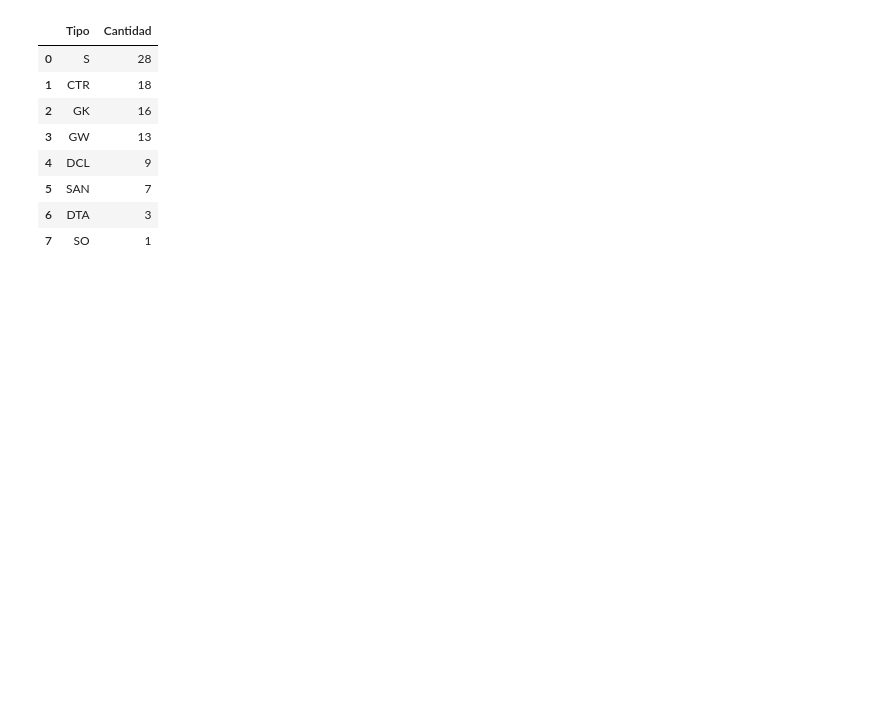
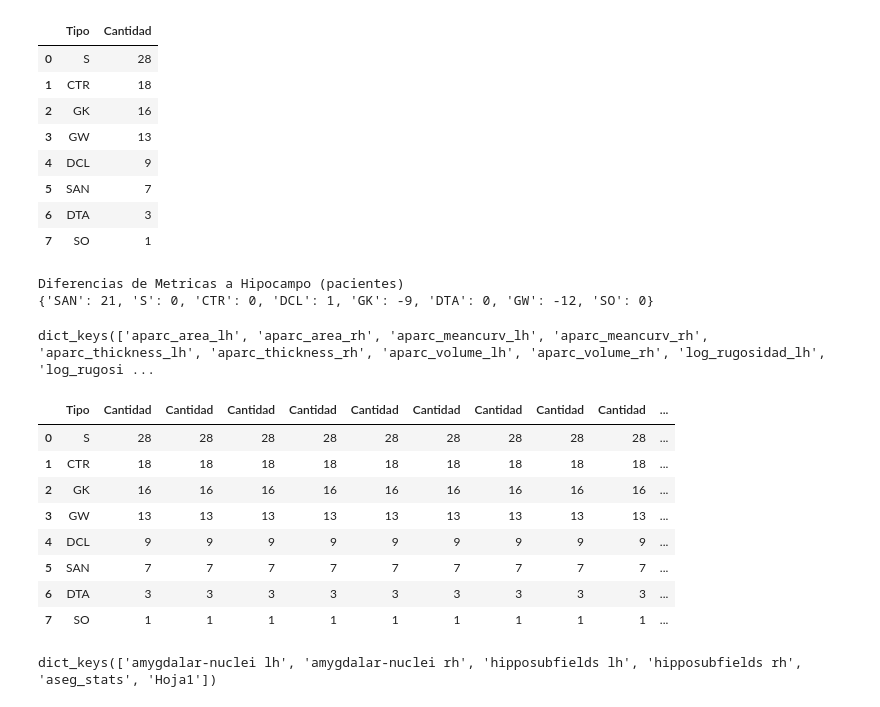
Before and after one commit to AndresMedina117/proyecto_neuroco, a Jupyter notebook: inicio.ipynb, the cells around one changed output. Drawn from its saved outputs; the diff is of its cells as text; code cells hidden in the pictures; blank space fills up the shorter version.

Commit message:
pruebas de normalidad y homogeniedad de varianzas, primera hoja del excel de metricas

```diff
--- a/inicio.ipynb
+++ b/inicio.ipynb
@@ -4,5 +5,5 @@ import pandas as pd
 
 rutabd1 = 'MÉTRICAS_AREAVOLCURVEESPESORUGOSI_BIOMARCCADORES_SUIZA.xlsx'  #archivo1
 rutabd2 = 'HIPOCAMPO_AMIGDALA_ASEG_BIOMARCADORES_SUIZA.xlsx' #archivo2
-bd1 = pd.read_excel(rutabd1, sheet_name=0) #extraigo solo la primera hoja en ambos
-bd2 = pd.read_excel(rutabd2, sheet_name=0)
+metricas = pd.read_excel(rutabd1, sheet_name=0) #extraigo solo la primera hoja en ambos
+hipocampo = pd.read_excel(rutabd2, sheet_name=0)
@@ -25,7 +42,10 @@ bd1git
 # %%
+def convert(string):
+    return 'SO' if string.startswith('SO') else string.split('_')[0].split('-')[0]
+
 def contador_tipo(bd2,nombre_columna):
     identificadores = bd2[nombre_columna] #se extrae la columna de interes
-    prefijos = identificadores.str.extract(r'^([A-Z]+)')[0] #el .str accede a las funciones de cadena, lueego .extract saca los prefijos
+    prefijos = identificadores.apply(convert)
     conteo = prefijos.value_counts().reset_index()#ya aqui se cuentan los prefijos
     conteo.columns = ['Tipo', 'Cantidad'] #hacemos una tablita sencilla
     return conteo
@@ -65,3 +85,50 @@ total pacientes: 95
 | 5 | SAN | 7 |
 | 6 | DTA | 3 |
 | 7 | SO | 1 |
+# %%
+def compare(bd1, bd2):
+    '''
+        Entrega la diferencia de valores entre las 2 bases de datos
+    '''
+    bd1 = {bd1.loc[a][0]: bd1.loc[a][1] for a in bd1.index}
+    bd2 = {bd2.loc[a][0]: bd2.loc[a][1] for a in bd2.index}
+    for i in bd1.keys():
+        bd1[i] -= bd2[i]
+    return bd1
+
+diferenciasM_H = compare(hipocampoC, metricasC)
+print('Diferencias de Metricas a Hipocampo (pacientes)')
+print(diferenciasM_H)
+# %% [output]
+Diferencias de Metricas a Hipocampo (pacientes)
+{'SAN': 21, 'S': 0, 'CTR': 0, 'DCL': 1, 'GK': -9, 'DTA': 0, 'GW': -12, 'SO': 0}
+# %%
+hojas = pd.read_excel(rutabd1, sheet_name=None)
+# %%
+hojas.keys()
+# %% [output]
+dict_keys(['aparc_area_lh', 'aparc_area_rh', 'aparc_meancurv_lh', 'aparc_meancurv_rh', 'aparc_thickness_lh', 'aparc_thickness_rh', 'aparc_volume_lh', 'aparc_volume_rh', 'log_rugosidad_lh', 'log_rugosi ...
+# %%
+metricasCompletas = contador_tipo(hojas['aparc_area_lh'], 'lh.aparc.area')
+for hoja in hojas.keys():
+    if hoja == 'aparc_area_lh':
+        continue
+    hoja_datos = hojas[hoja]
+    pd1 = contador_tipo(hoja_datos, hoja_datos.columns[0])
+    metricasCompletas = pd.concat([metricasCompletas, pd1['Cantidad']], axis = 1)
+metricasCompletas
+# %% [output]
+|  | Tipo | Cantidad | Cantidad | Cantidad | Cantidad | Cantidad | Cantidad | Cantidad | Cantidad | Cantidad | ... |
+| 0 | S | 28 | 28 | 28 | 28 | 28 | 28 | 28 | 28 | 28 | ... |
+| 1 | CTR | 18 | 18 | 18 | 18 | 18 | 18 | 18 | 18 | 18 | ... |
+| 2 | GK | 16 | 16 | 16 | 16 | 16 | 16 | 16 | 16 | 16 | ... |
+| 3 | GW | 13 | 13 | 13 | 13 | 13 | 13 | 13 | 13 | 13 | ... |
+| 4 | DCL | 9 | 9 | 9 | 9 | 9 | 9 | 9 | 9 | 9 | ... |
+| 5 | SAN | 7 | 7 | 7 | 7 | 7 | 7 | 7 | 7 | 7 | ... |
+| 6 | DTA | 3 | 3 | 3 | 3 | 3 | 3 | 3 | 3 | 3 | ... |
+| 7 | SO | 1 | 1 | 1 | 1 | 1 | 1 | 1 | 1 | 1 | ... |
+# %%
+hojasH = pd.read_excel(rutabd2, sheet_name=None)
+hojasH.keys()
+# %% [output]
+dict_keys(['amygdalar-nuclei lh', 'amygdalar-nuclei rh', 'hipposubfields lh', 'hipposubfields rh', 'aseg_stats', 'Hoja1'])
```
Also changed, not shown: parts of 15 cells of this notebook, 1 other file.
